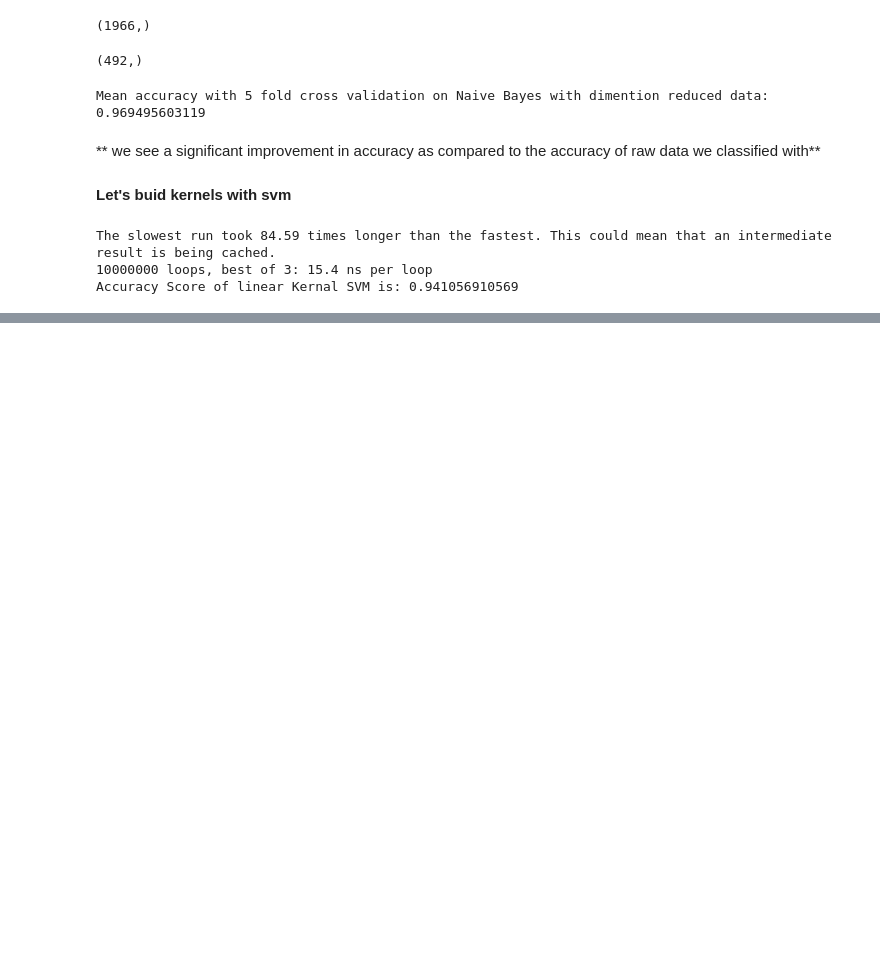
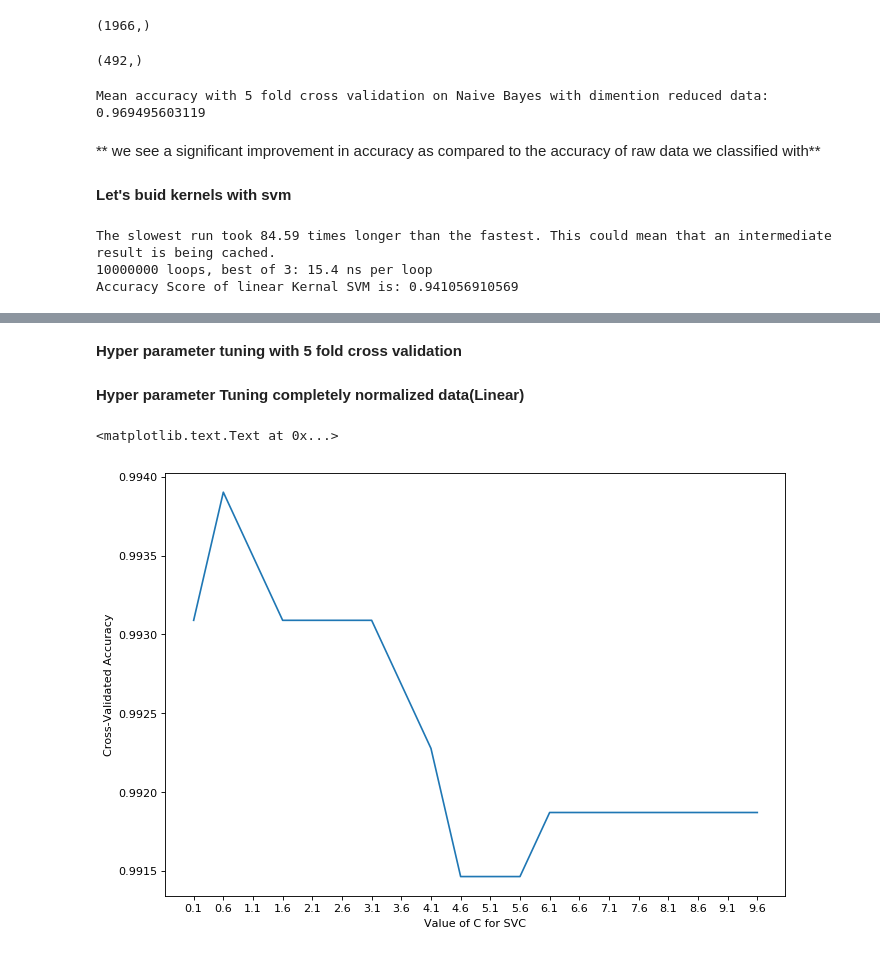
Before and after one commit to srikarpv/gender-recognition, a Jupyter notebook: gender recognition.ipynb, the cells around one changed output, grey strips where cells are left out. Saved outputs shown, nothing was run; the diff lists cells and outputs as text; code cells hidden in the pictures; blank space fills up the shorter version.

```diff
--- a/gender recognition.ipynb
+++ b/gender recognition.ipynb
@@ -480,0 +507,8 @@ DR_rbf_result = funct_svm('rbf',data_x2_train,data_y2_train,data_x2_test,data_y2
+# %%
+# let me not do any dimentionality reduction and do z-score normalization on all independent variables
+xDataStdardized = StandardScaler()
+xDataStdardized.fit(X)
+X3 = xDataStdardized.transform(X).copy()
+# %%
+X3 = pd.DataFrame(X3, columns=columns[0:20])
+X3.head(3)
@@ -480,0 +641,2 @@ DR_rbf_result = funct_svm('rbf',data_x2_train,data_y2_train,data_x2_test,data_y2
+# %% [markdown]
+**Hyper parameter tuning with 5 fold cross validation**
@@ -480,0 +645,28 @@ DR_rbf_result = funct_svm('rbf',data_x2_train,data_y2_train,data_x2_test,data_y2
+# %%
+def funct_tune_svm(kernal_type,margin_val,xData,yData,k,eval_param):
+    if(kernal_type=='linear'):
+        svm_obj=SVC(kernel=kernal_type,C=margin_val)
+    elif(kernal_type=='rbf'):
+        svm_obj=SVC(kernel=kernal_type,gamma=margin_val)
+    elif(kernal_type=='poly'):
+        svm_obj=SVC(kernel=kernal_type,degree=margin_val)
+    eval_result = cross_val_score(svm_obj, xData, yData, cv=k, scoring=eval_param)
+    return eval_result.mean()
+# %% [markdown]
+**Hyper parameter Tuning completely normalized data(Linear)**
+# %%
+accu_list = list()
+for c in np.arange(0.1,10,0.5):
+    result = funct_tune_svm('linear',c,X3,y,5,'accuracy')
+    accu_list.append(result)
+# %%
+C_values=np.arange(0.1,10,0.5)
+# value of C for SVM (x-axis) versus the cross-validated accuracy (y-axis)
+fig=plt.figure(figsize=(10, 7), dpi= 80, facecolor='w', edgecolor='k')
+plt.plot(C_values,accu_list)
+plt.xticks(np.arange(0.1,10,0.5))
+plt.xlabel('Value of C for SVC')
+plt.ylabel('Cross-Validated Accuracy')
+# %% [output]
+<matplotlib.text.Text at 0x...>
+[figure, added]
```
Also changed, not shown: parts of 52 cells of this notebook, 1 other file.
